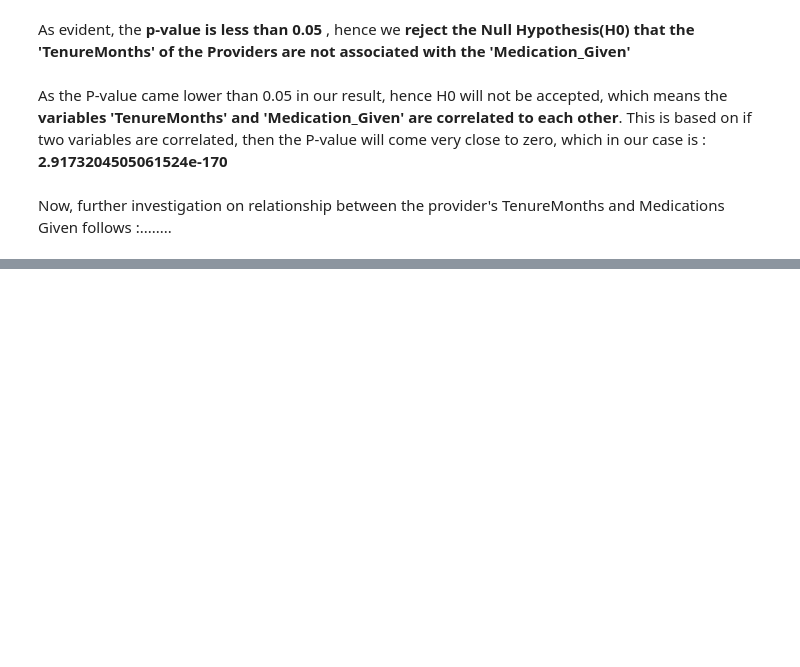
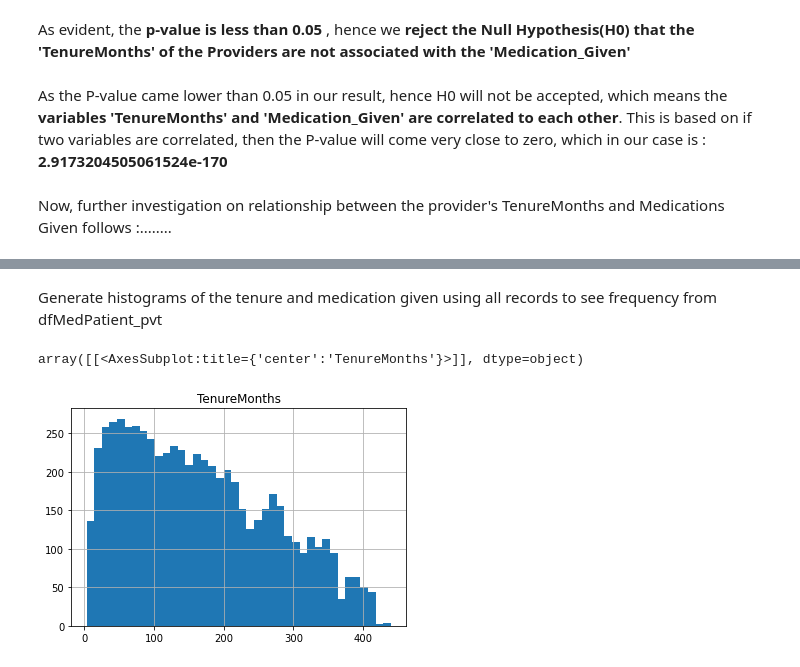
Before and after one commit to data-rescue/ems-analytics, a Jupyter notebook: notebooks/20210313-au-medication-tenure-relation.ipynb, the cells around one changed output, grey strips where cells are left out. Cells and saved outputs as stored; diff of their text form; code cells hidden in the pictures; blank space fills up the shorter version.

```diff
--- a/notebooks/20210313-au-medication-tenure-relation.ipynb
+++ b/notebooks/20210313-au-medication-tenure-relation.ipynb
@@ -120,0 +356,8 @@ Now, further investigation on relationship between the provider's TenureMonths a
+# %% [markdown]
+Generate histograms of the tenure and medication given using all records to see frequency from dfMedPatient_pvt
+# %%
+## histogram of the tenure
+dfMedPatientReduced_pvt.hist(column='TenureMonths',bins=40)
+# %% [output]
+array([[<AxesSubplot:title={'center':'TenureMonths'}>]], dtype=object)
+[figure, added]
```
Also changed, not shown: parts of 61 cells of this notebook, 1 other file.
